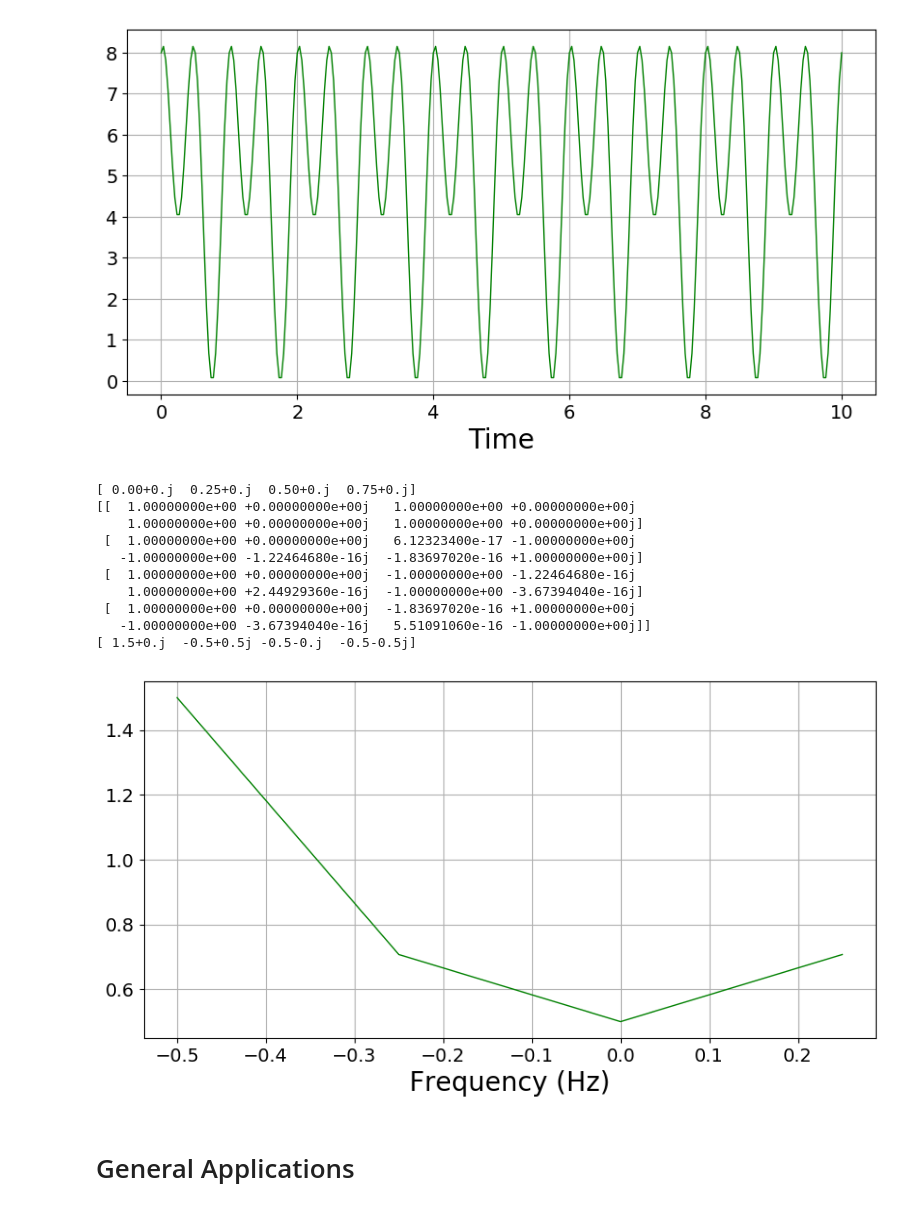
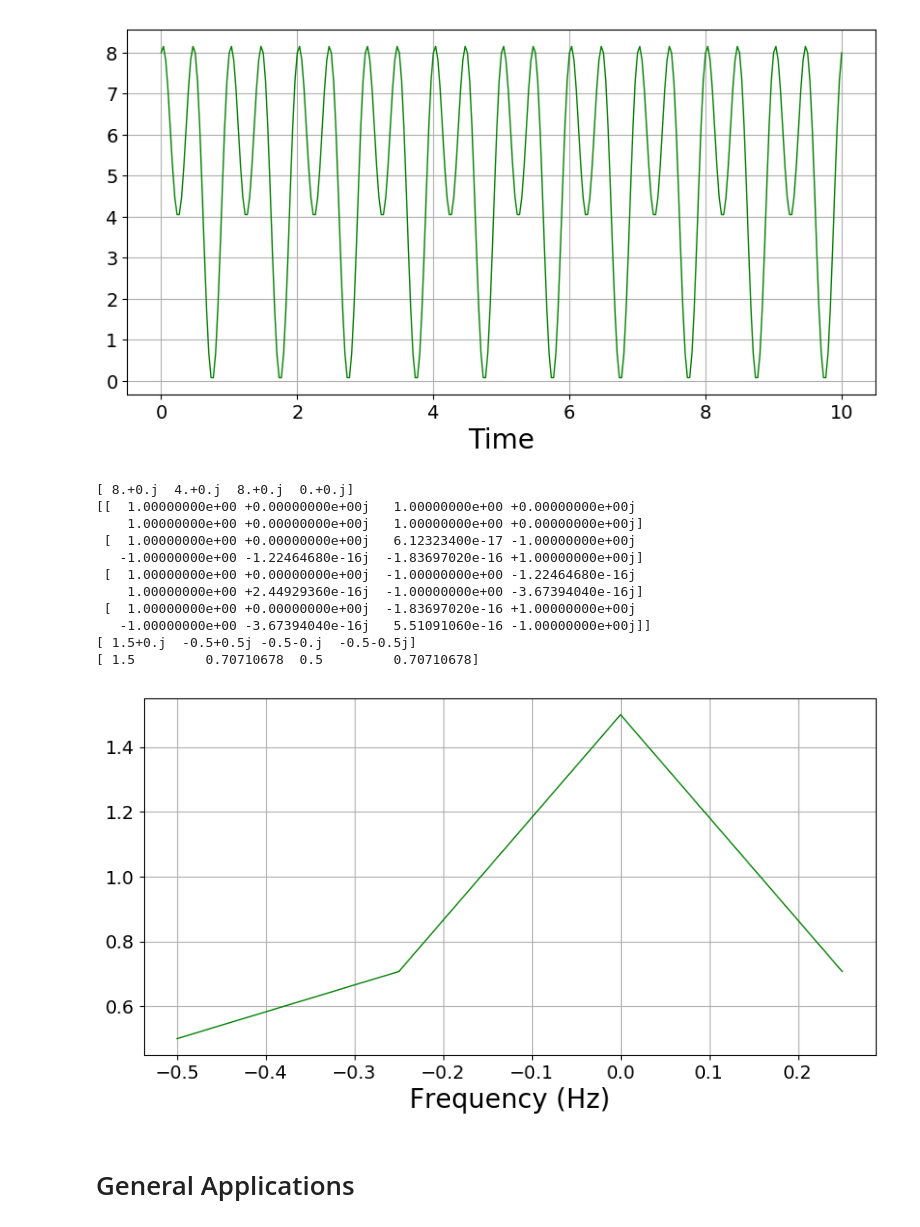
Before and after one commit to NathanMeulen/Fourier_Transform_exploration, a Jupyter notebook: Assignment/Assignment 2 - Fourier Analysis.ipynb, the cells around one changed output. Cells and saved outputs as stored; diff of their text form; code cells hidden in the pictures.

```diff
--- a/Assignment/Assignment 2 - Fourier Analysis.ipynb
+++ b/Assignment/Assignment 2 - Fourier Analysis.ipynb
@@ -204,24 +209,25 @@ plot.plot(x, signal_11(x), 'g-', label='Total Signal', linewidth=line_width);
 # %%
 x = np.arange(0, 1, 1/4, dtype=np.complex).T
 line_width  = 1
 fourier_transform = np.dot(f_N4, x)
 
-print(x), print(f_N4), print(np.round(fourier_transform, 4));
+print(signal_11(x)), print(f_N4), print(np.round(fourier_transform, 4)), print(np.abs(np.round(fourier_transform, 4)));
 
 plot = make_plot(x_label='Frequency (Hz)')
-plot.plot(np.fft.fftshift(np.fft.fftfreq(len(x))), np.abs(fourier_transform), 'g-', label='Total Signal', linewidth=line_width);
+plot.plot(np.fft.fftshift(np.fft.fftfreq(len(x))), np.fft.fftshift(np.abs(fourier_transform)), 'g-', label='Total Signal', linewidth=line_width);
 # %% [output]
-[ 0.00+0.j  0.25+0.j  0.50+0.j  0.75+0.j]
+[ 8.+0.j  4.+0.j  8.+0.j  0.+0.j]
 [[  1.00000000e+00 +0.00000000e+00j   1.00000000e+00 +0.00000000e+00j
     1.00000000e+00 +0.00000000e+00j   1.00000000e+00 +0.00000000e+00j]
  [  1.00000000e+00 +0.00000000e+00j   6.12323400e-17 -1.00000000e+00j
    -1.00000000e+00 -1.22464680e-16j  -1.83697020e-16 +1.00000000e+00j]
  [  1.00000000e+00 +0.00000000e+00j  -1.00000000e+00 -1.22464680e-16j
     1.00000000e+00 +2.44929360e-16j  -1.00000000e+00 -3.67394040e-16j]
  [  1.00000000e+00 +0.00000000e+00j  -1.83697020e-16 +1.00000000e+00j
    -1.00000000e+00 -3.67394040e-16j   5.51091060e-16 -1.00000000e+00j]]
 [ 1.5+0.j  -0.5+0.5j -0.5-0.j  -0.5-0.5j]
+[ 1.5         0.70710678  0.5         0.70710678]
-[figure, old version]
+[figure, new version]
 # %% [markdown]
 # General Applications
 # %%
```
Also changed, not shown: parts of 2 cells of this notebook.
